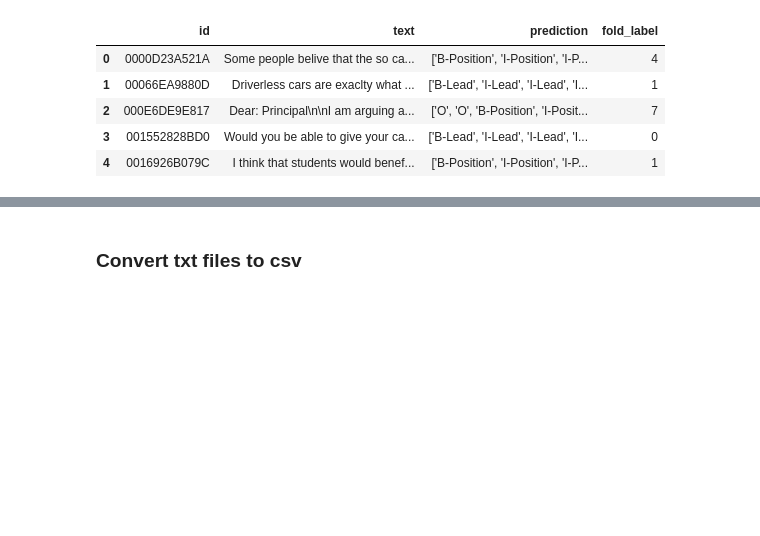
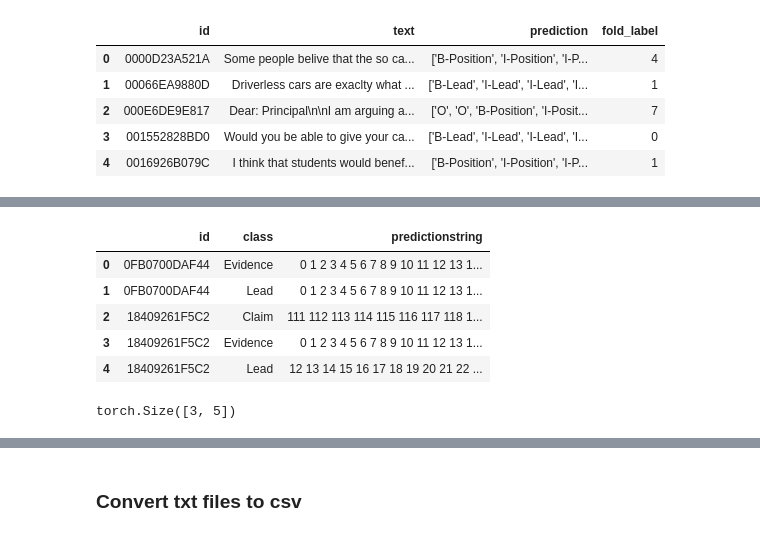
Before and after one commit to shanmukh05/EssayInsightsAI, a Jupyter notebook: experiments.ipynb, the cells around one changed output, grey strips where cells are left out. Cells and saved outputs as stored; diff of their text form; code cells hidden in the pictures; blank space fills up the shorter version.

```diff
--- a/experiments.ipynb
+++ b/experiments.ipynb
@@ -85,3 +187,43 @@ essay_df.head()
+# %%
+import pandas as pd
+
+# Load the CSV file
+file_path = r'D:\Learning\NLP\Projects\EssayInsightAI\analyzer\output\distilbert\sub_final.csv'
+df = pd.read_csv(file_path)
+
+# Function to get the token set from prediction strings
+def get_token_set(prediction_string):
+    return set(map(int, prediction_string.split()))
+
+# Extract token sets for each row
+df['token_set'] = df['predictionstring'].apply(get_token_set)
+
+# Function to merge rows if one's prediction string is a subset of another
+def merge_subsets(group):
+    unique_rows = []
+    for i, row_i in group.iterrows():
+        is_subset = False
+        for j, row_j in group.iterrows():
+            if i != j and row_i['token_set'].issubset(row_j['token_set']):
+                is_subset = True
+                break
+        if not is_subset:
+            unique_rows.append(row_i)
+    return pd.DataFrame(unique_rows)
+
+# Apply the merging logic for each 'id' and 'class' group
+merged_df = df.groupby(['id', 'class'], group_keys=False).apply(merge_subsets).reset_index(drop=True)
+
+# Drop the token_set column before saving
+merged_df.drop(columns=['token_set'], inplace=True)
+merged_df.head()
+# %% [output]
+|  | id | class | predictionstring |
+| 0 | 0FB0700DAF44 | Evidence | 0 1 2 3 4 5 6 7 8 9 10 11 12 13 1... |
+| 1 | 0FB0700DAF44 | Lead | 0 1 2 3 4 5 6 7 8 9 10 11 12 13 1... |
+| 2 | 18409261F5C2 | Claim | 111 112 113 114 115 116 117 118 1... |
+| 3 | 18409261F5C2 | Evidence | 0 1 2 3 4 5 6 7 8 9 10 11 12 13 1... |
+| 4 | 18409261F5C2 | Lead | 12 13 14 15 16 17 18 19 20 21 22 ... |
 # %%
 import torch
 
@@ -89,3 +231,6 @@ arr = [
     torch.randn(3, 5),
     torch.randn(3, 5)
 ]
+torch.mean(torch.stack(arr, axis=0), axis=0).shape
+# %% [output]
+torch.Size([3, 5])
```
Also changed, not shown: parts of 3 cells of this notebook, 5 other files.
